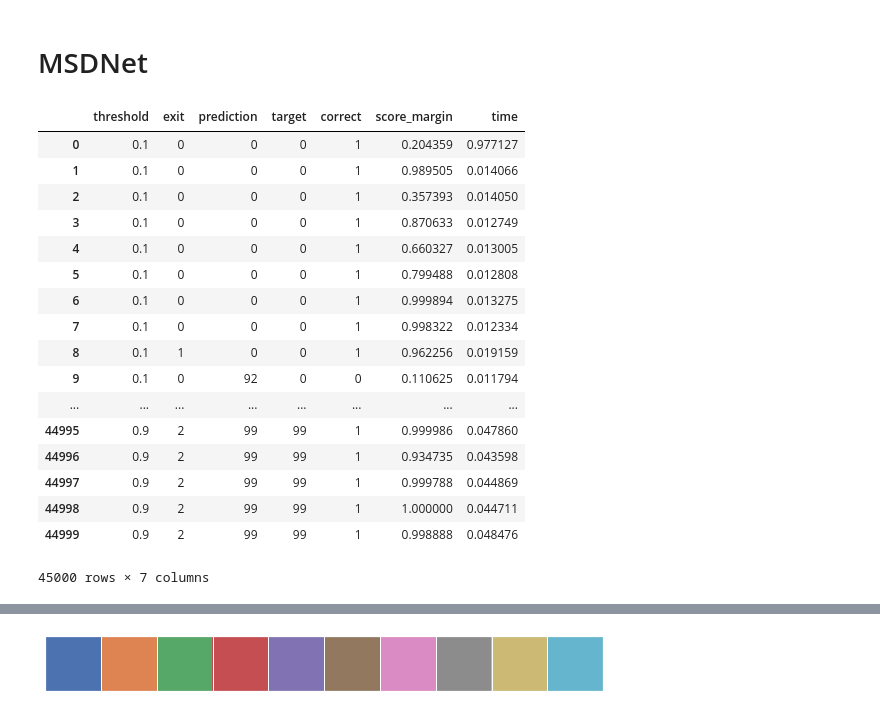
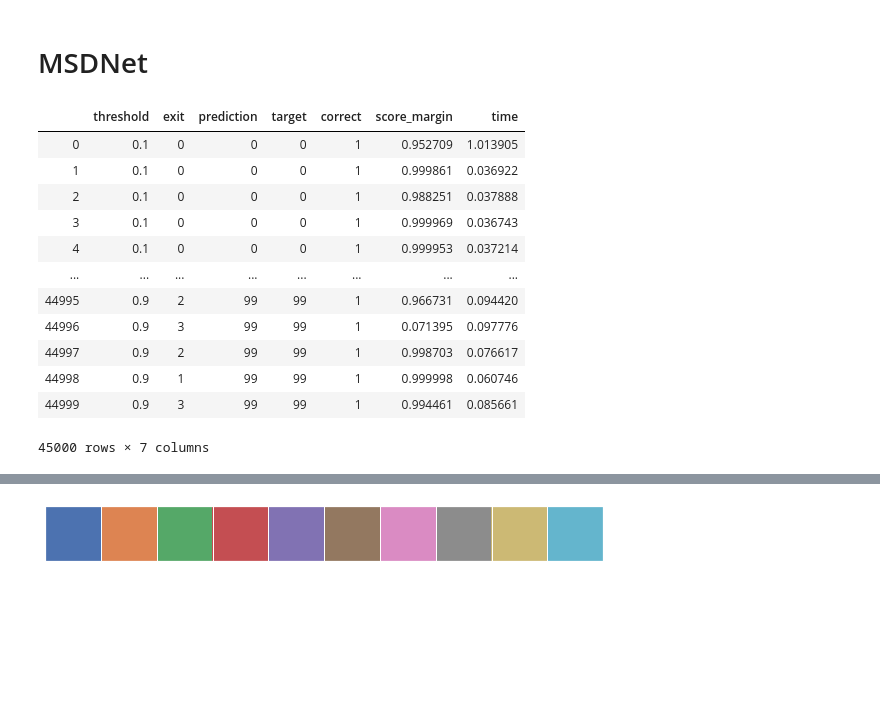
Before and after one commit to AlexKarlsen/thesis-src, a Jupyter notebook: DDNN/logging/threshold_test/Inference analysis.ipynb, the cells around one changed output, grey strips where cells are left out. Cells and saved outputs as stored; diff of their text form; code cells hidden in the pictures; blank space fills up the shorter version.

```diff
--- a/DDNN/logging/threshold_test/Inference analysis.ipynb
+++ b/DDNN/logging/threshold_test/Inference analysis.ipynb
@@ -148,27 +143,21 @@ ee_res_stats
 # %% [markdown]
 # MSDNet
 # %%
-ee_res = pd.read_csv('', index_col=0)
-co_res = pd.read_csv('resnet_conv_inference_test.csv', index_col=0)
-ee_res.correct = ee_res.correct.astype(int)
-ee_res
+ee_msd= pd.read_csv('msdnet_inference_test.csv', index_col=0)
+ee_msd.correct = ee_msd.correct.astype(int)
+ee_msd
 # %% [output]
 |  | threshold | exit | prediction | target | correct | score_margin | time |
-| 0 | 0.1 | 0 | 0 | 0 | 1 | 0.204359 | 0.977127 |
-| 1 | 0.1 | 0 | 0 | 0 | 1 | 0.989505 | 0.014066 |
-| 2 | 0.1 | 0 | 0 | 0 | 1 | 0.357393 | 0.014050 |
-| 3 | 0.1 | 0 | 0 | 0 | 1 | 0.870633 | 0.012749 |
-| 4 | 0.1 | 0 | 0 | 0 | 1 | 0.660327 | 0.013005 |
-| 5 | 0.1 | 0 | 0 | 0 | 1 | 0.799488 | 0.012808 |
-| 6 | 0.1 | 0 | 0 | 0 | 1 | 0.999894 | 0.013275 |
-| 7 | 0.1 | 0 | 0 | 0 | 1 | 0.998322 | 0.012334 |
-| 8 | 0.1 | 1 | 0 | 0 | 1 | 0.962256 | 0.019159 |
-| 9 | 0.1 | 0 | 92 | 0 | 0 | 0.110625 | 0.011794 |
+| 0 | 0.1 | 0 | 0 | 0 | 1 | 0.952709 | 1.013905 |
+| 1 | 0.1 | 0 | 0 | 0 | 1 | 0.999861 | 0.036922 |
+| 2 | 0.1 | 0 | 0 | 0 | 1 | 0.988251 | 0.037888 |
+| 3 | 0.1 | 0 | 0 | 0 | 1 | 0.999969 | 0.036743 |
+| 4 | 0.1 | 0 | 0 | 0 | 1 | 0.999953 | 0.037214 |
 | ... | ... | ... | ... | ... | ... | ... | ... |
-| 44995 | 0.9 | 2 | 99 | 99 | 1 | 0.999986 | 0.047860 |
-| 44996 | 0.9 | 2 | 99 | 99 | 1 | 0.934735 | 0.043598 |
-| 44997 | 0.9 | 2 | 99 | 99 | 1 | 0.999788 | 0.044869 |
-| 44998 | 0.9 | 2 | 99 | 99 | 1 | 1.000000 | 0.044711 |
-| 44999 | 0.9 | 2 | 99 | 99 | 1 | 0.998888 | 0.048476 |
+| 44995 | 0.9 | 2 | 99 | 99 | 1 | 0.966731 | 0.094420 |
+| 44996 | 0.9 | 3 | 99 | 99 | 1 | 0.071395 | 0.097776 |
+| 44997 | 0.9 | 2 | 99 | 99 | 1 | 0.998703 | 0.076617 |
+| 44998 | 0.9 | 1 | 99 | 99 | 1 | 0.999998 | 0.060746 |
+| 44999 | 0.9 | 3 | 99 | 99 | 1 | 0.994461 | 0.085661 |
 45000 rows × 7 columns
 # %%
```
Also changed, not shown: parts of 12 cells of this notebook, 4 other files.
